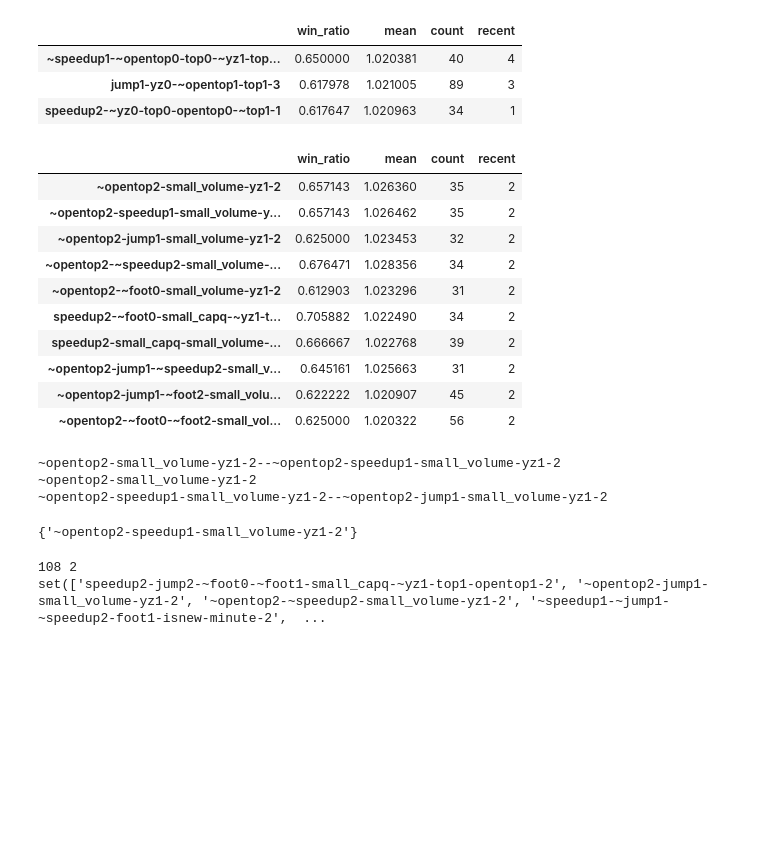
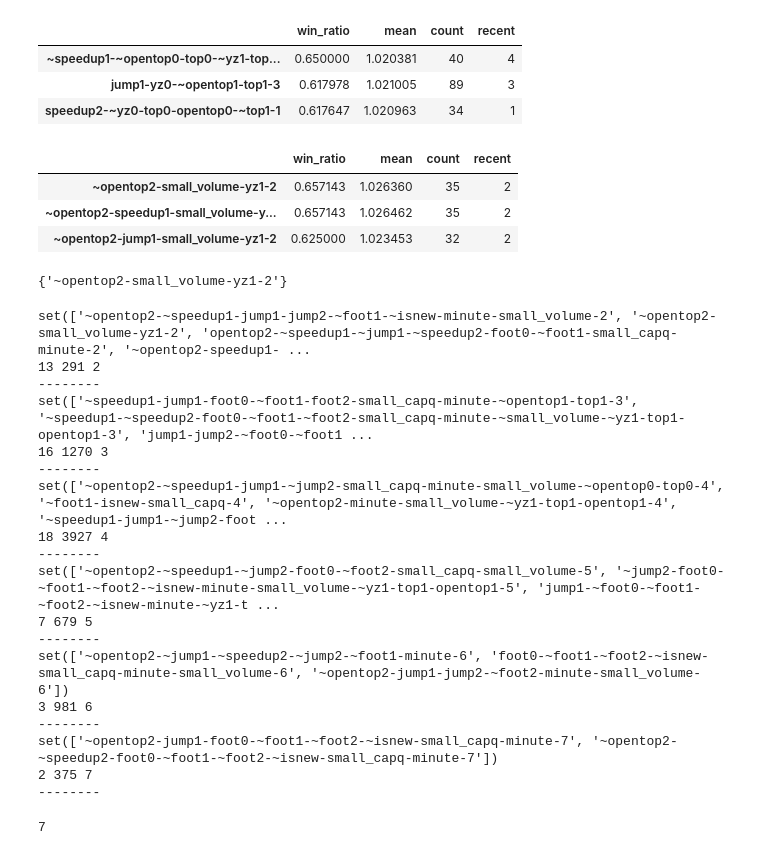
Before and after one commit to StockFucker/top, a Jupyter notebook: filter_strategy.ipynb, the cells around one changed output. Saved outputs shown, nothing was run; the diff lists cells and outputs as text; code cells hidden in the pictures; blank space fills up the shorter version.

```diff
--- a/filter_strategy.ipynb
+++ b/filter_strategy.ipynb
@@ -4,7 +5,7 @@ import pandas as pd
 df = pd.read_csv("output3.csv",index_col=0)
 df = df[~df["mean"].duplicated()]
 df["recent"] = df.index.str.slice(-1)
-df = df[df["count"] > 30]
+df = df[df["count"] > 20]
 df.head(3)
 # %% [output]
 |  | win_ratio | mean | count | recent |
@@ -12,38 +13,48 @@ df.head(3)
 | jump1-yz0-~opentop1-top1-3 | 0.617978 | 1.021005 | 89 | 3 |
 | speedup2-~yz0-top0-opentop0-~top1-1 | 0.617647 | 1.020963 | 34 | 1 |
 # %%
-sub_df = df[df.index.isin(valid_keys) == True]
-sub_df.head(10)
+df[df.index.isin(keys) == True]
 # %% [output]
 |  | win_ratio | mean | count | recent |
 | ~opentop2-small_volume-yz1-2 | 0.657143 | 1.026360 | 35 | 2 |
 | ~opentop2-speedup1-small_volume-y... | 0.657143 | 1.026462 | 35 | 2 |
 | ~opentop2-jump1-small_volume-yz1-2 | 0.625000 | 1.023453 | 32 | 2 |
-| ~opentop2-~speedup2-small_volume-... | 0.676471 | 1.028356 | 34 | 2 |
-| ~opentop2-~foot0-small_volume-yz1-2 | 0.612903 | 1.023296 | 31 | 2 |
-| speedup2-~foot0-small_capq-~yz1-t... | 0.705882 | 1.022490 | 34 | 2 |
-| speedup2-small_capq-small_volume-... | 0.666667 | 1.022768 | 39 | 2 |
-| ~opentop2-jump1-~speedup2-small_v... | 0.645161 | 1.025663 | 31 | 2 |
-| ~opentop2-jump1-~foot2-small_volu... | 0.622222 | 1.020907 | 45 | 2 |
-| ~opentop2-~foot0-~foot2-small_vol... | 0.625000 | 1.020322 | 56 | 2 |
 # %%
 keys = ["~opentop2-small_volume-yz1-2","~opentop2-speedup1-small_volume-yz1-2","~opentop2-jump1-small_volume-yz1-2"]
-valid_keysB = remove_invalid(df[df.index.isin(keys) == True],i)
+valid_keysB = remove_invalid(df[df.index.isin(keys) == True],2)
 valid_keysB
 # %% [output]
-~opentop2-small_volume-yz1-2--~opentop2-speedup1-small_volume-yz1-2
-~opentop2-small_volume-yz1-2
-~opentop2-speedup1-small_volume-yz1-2--~opentop2-jump1-small_volume-yz1-2
+{'~opentop2-small_volume-yz1-2'}
-{'~opentop2-speedup1-small_volume-yz1-2'}
 # %%
-for i in range(2,3):
+for i in range(2,8):
     sub_df = df[df["recent"] == str(i)]
-    print len(sub_df),i
     valid_keys = remove_invalid(sub_df,i)
     print valid_keys
+    print len(valid_keys),len(sub_df),i
+    print "--------"
 # %% [output]
-108 2
-set(['speedup2-jump2-~foot0-~foot1-small_capq-~yz1-top1-opentop1-2', '~opentop2-jump1-small_volume-yz1-2', '~opentop2-~speedup2-small_volume-yz1-2', '~speedup1-~jump1-~speedup2-foot1-isnew-minute-2',  ...
+set(['~opentop2-~speedup1-jump1-jump2-~foot1-~isnew-minute-small_volume-2', '~opentop2-small_volume-yz1-2', 'opentop2-~speedup1-~jump1-~speedup2-foot0-~foot1-small_capq-minute-2', '~opentop2-speedup1- ...
+13 291 2
+--------
+set(['~speedup1-jump1-foot0-~foot1-foot2-small_capq-minute-~opentop1-top1-3', '~speedup1-~speedup2-foot0-~foot1-~foot2-small_capq-minute-~small_volume-~yz1-top1-opentop1-3', 'jump1-jump2-~foot0-~foot1 ...
+16 1270 3
+--------
+set(['~opentop2-~speedup1-jump1-~jump2-small_capq-minute-small_volume-~opentop0-top0-4', '~foot1-isnew-small_capq-4', '~opentop2-minute-small_volume-~yz1-top1-opentop1-4', '~speedup1-jump1-~jump2-foot ...
+18 3927 4
+--------
+set(['~opentop2-~speedup1-~jump2-foot0-~foot2-small_capq-small_volume-5', '~jump2-foot0-~foot1-~foot2-~isnew-minute-small_volume-~yz1-top1-opentop1-5', 'jump1-~foot0-~foot1-~foot2-~isnew-minute-~yz1-t ...
+7 679 5
+--------
+set(['~opentop2-~jump1-~speedup2-~jump2-~foot1-minute-6', 'foot0-~foot1-~foot2-~isnew-small_capq-minute-small_volume-6', '~opentop2-jump1-jump2-~foot2-minute-small_volume-6'])
+3 981 6
+--------
+set(['~opentop2-jump1-foot0-~foot1-~foot2-~isnew-small_capq-minute-7', '~opentop2-~speedup2-foot0-~foot1-~foot2-~isnew-small_capq-minute-7'])
+2 375 7
+--------
+# %%
+len(valid_keys)
+# %% [output]
+7
 # %%
 def remove_invalid(output_df,day):
     keys = output_df.index
```
Also changed, not shown: parts of 4 cells of this notebook, 8 other files.
